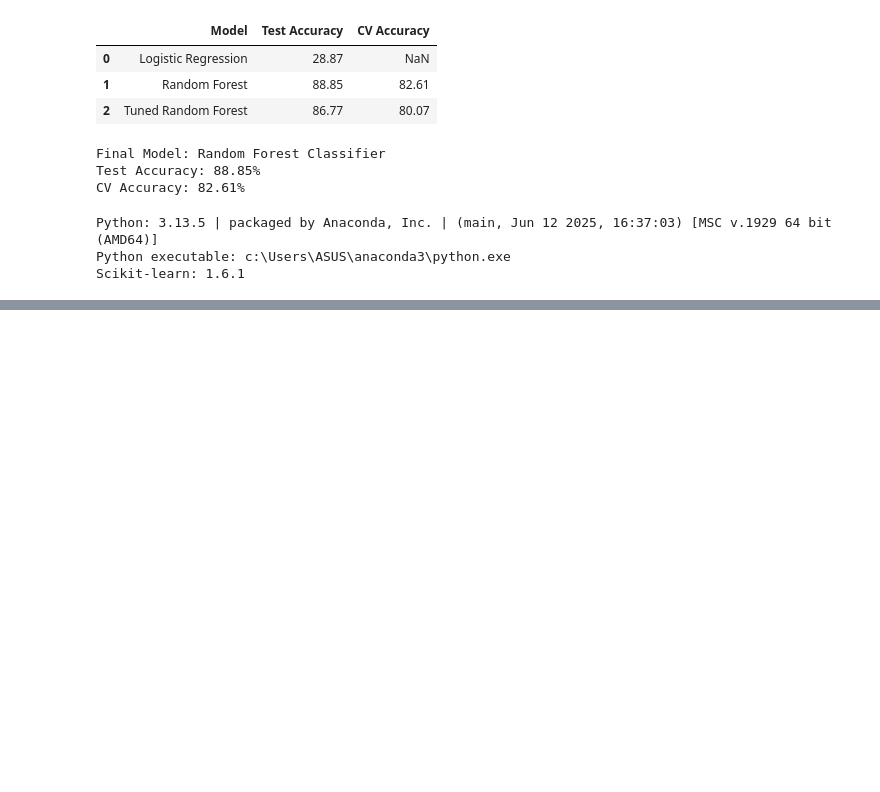
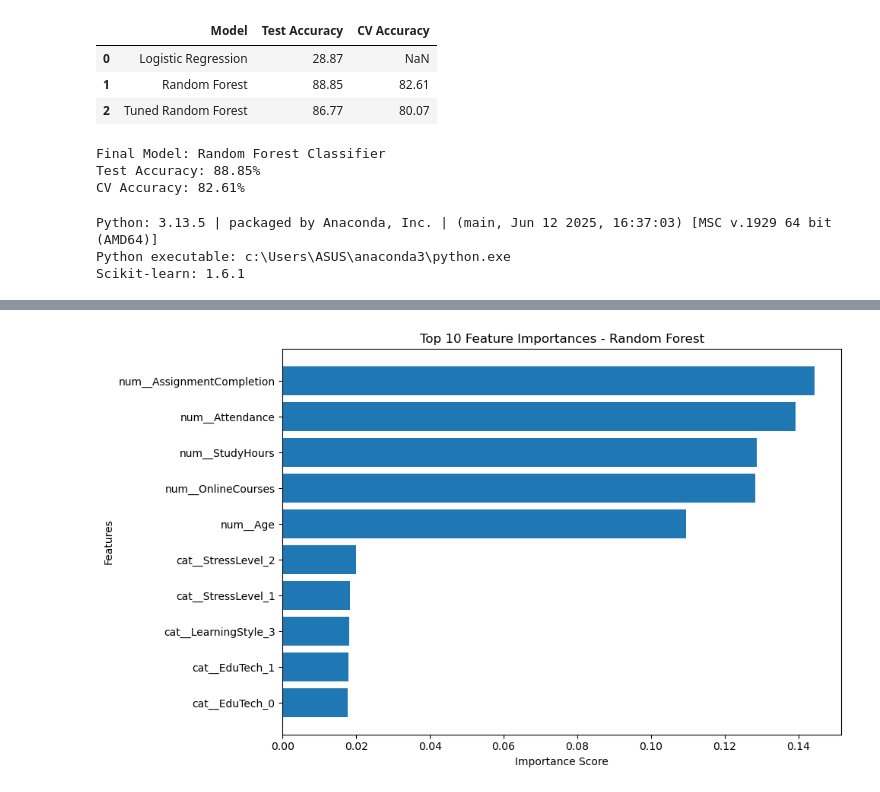
Before and after one commit to RealAmitKumarShaw/AI-LMS, a Jupyter notebook: ml-service/notebooks/03_model_training.ipynb, the cells around one changed output, grey strips where cells are left out. Drawn from its saved outputs; the diff is of its cells as text; code cells hidden in the pictures; blank space fills up the shorter version.

```diff
--- a/ml-service/notebooks/03_model_training.ipynb
+++ b/ml-service/notebooks/03_model_training.ipynb
@@ -334,0 +426,87 @@ Scikit-learn: 1.6.1
+# %%
+
+import pandas as pd
+import matplotlib.pyplot as plt
+from IPython.display import display as show_table
+
+# --------------------------------------------------
+# FEATURE IMPORTANCE ANALYSIS - RANDOM FOREST
+# --------------------------------------------------
+
+# Calculate feature importance
+feature_importance = pd.DataFrame({
+    "Feature": X_train.columns,
+    "Importance": final_model.feature_importances_
+})
+
+# Sort features by importance
+feature_importance = feature_importance.sort_values(
+    by="Importance",
+    ascending=False
+).reset_index(drop=True)
+
+# Calculate importance percentage
+feature_importance["Importance (%)"] = (
+    feature_importance["Importance"] * 100
+).round(2)
+
+# Display top 10 features
+print("TOP 10 IMPORTANT FEATURES")
+show_table(
+    feature_importance.head(10).round(4)
+)
+
+# Display complete feature importance
+print("\nCOMPLETE FEATURE IMPORTANCE")
+show_table(feature_importance.round(4))
+
+# --------------------------------------------------
+# VISUALIZATION: TOP 10 FEATURES
+# --------------------------------------------------
+
+top_10_features = feature_importance.head(10).sort_values(
+    by="Importance",
+    ascending=True
+)
+
+plt.figure(figsize=(10, 6))
+
+plt.barh(
+    top_10_features["Feature"],
+    top_10_features["Importance"]
+)
+
+plt.xlabel("Importance Score")
+plt.ylabel("Features")
+plt.title("Top 10 Feature Importances - Random Forest")
+plt.tight_layout()
+plt.show()
+
+# --------------------------------------------------
+# FEATURE IMPORTANCE SUMMARY
+# --------------------------------------------------
+
+top_5 = feature_importance.head(5)
+
+print("\nFEATURE IMPORTANCE SUMMARY")
+print("-" * 40)
+
+for rank, row in enumerate(top_5.itertuples(index=False), start=1):
+    print(
+        f"{rank}. {row.Feature}: "
+        f"{row.Importance:.4f} "
+        f"({row._2:.2f}%)"
+    )
+
+top_5_total = feature_importance.head(5)["Importance"].sum()
+
+print(
+    f"\nCombined importance of top 5 features: "
+    f"{top_5_total * 100:.2f}%"
+)
+
+print(
+    "\nNote: Feature importance indicates the model's relative "
+    "reliance on features. It does not prove causation."
+)
+# %% [output]
@@ -334,0 +543 @@ Scikit-learn: 1.6.1
+[figure, added]
```
Also changed, not shown: parts of 5 cells of this notebook.
